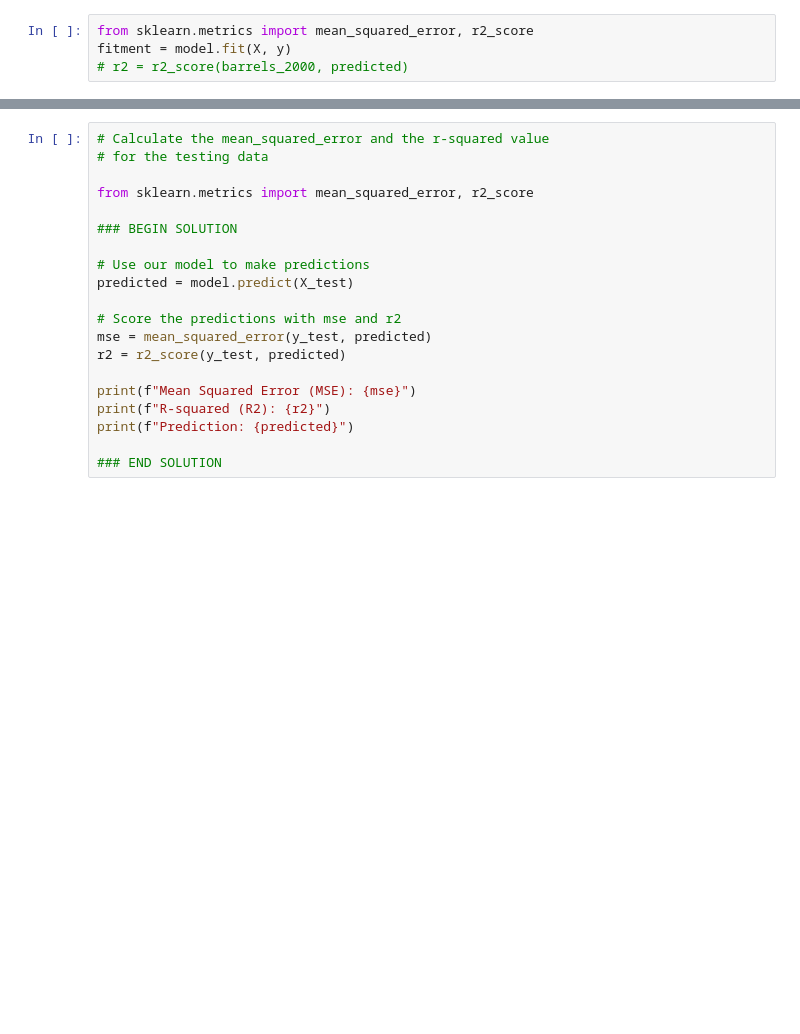
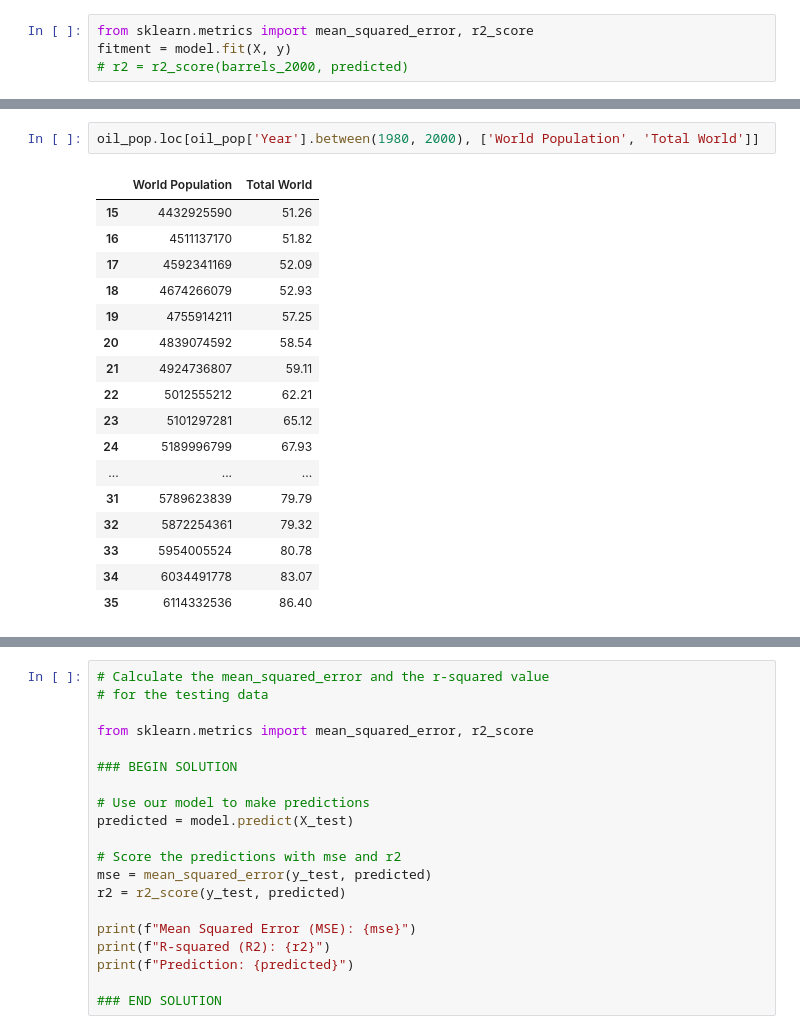
Before and after one commit to minerva-b/Final_Team_Project, a Jupyter notebook: Kmar/Oil_Consum_Regres_ML.ipynb, the cells around one changed output, grey strips where cells are left out. Saved outputs shown, nothing was run; the diff lists cells and outputs as text; blank space fills up the shorter version.

```diff
--- a/Kmar/Oil_Consum_Regres_ML.ipynb
+++ b/Kmar/Oil_Consum_Regres_ML.ipynb
@@ -147,3 +167,23 @@ Actual: [[87.59]]
+# %%
+oil_pop.loc[oil_pop['Year'].between(1980, 2000), ['World Population', 'Total World']]
+# %% [output]
+|  | World Population | Total World |
+| 15 | 4432925590 | 51.26 |
+| 16 | 4511137170 | 51.82 |
+| 17 | 4592341169 | 52.09 |
+| 18 | 4674266079 | 52.93 |
+| 19 | 4755914211 | 57.25 |
+| 20 | 4839074592 | 58.54 |
+| 21 | 4924736807 | 59.11 |
+| 22 | 5012555212 | 62.21 |
+| 23 | 5101297281 | 65.12 |
+| 24 | 5189996799 | 67.93 |
+| ... | ... | ... |
+| 31 | 5789623839 | 79.79 |
+| 32 | 5872254361 | 79.32 |
+| 33 | 5954005524 | 80.78 |
+| 34 | 6034491778 | 83.07 |
+| 35 | 6114332536 | 86.40 |
 # %%
 # Make for loop to run predictions from 2001 - 2010
 # Move window 1 year ahead
```
Also changed, not shown: parts of 9 cells of this notebook.
